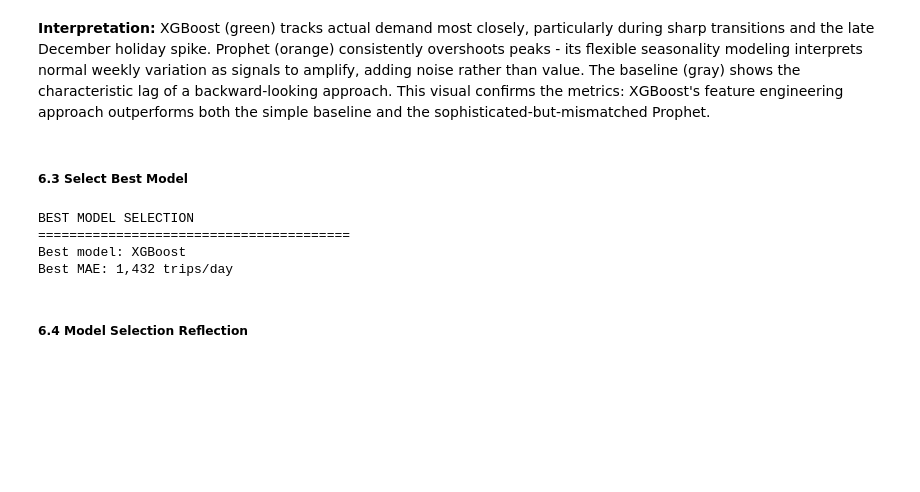
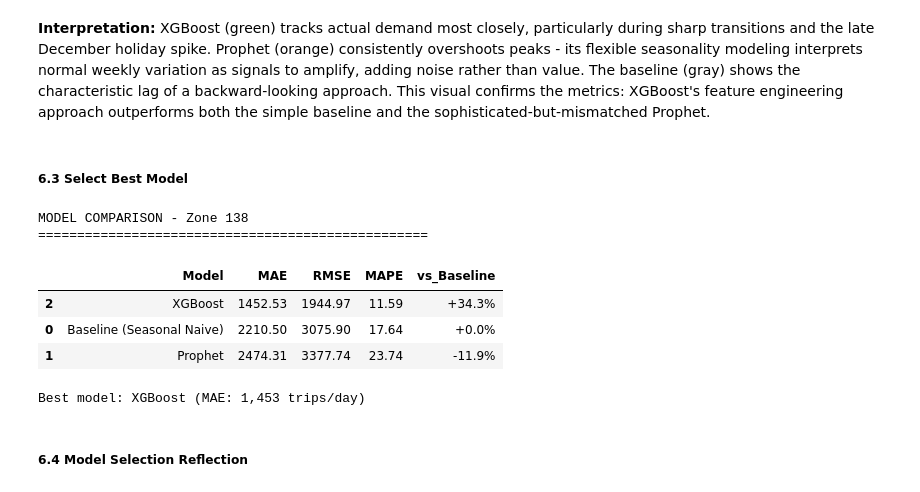
Before and after one commit to KRFlowers/nyc-fhv-rideshare-forecasting, a Jupyter notebook: notebooks/03_demand_forecasting.ipynb, the cells around one changed output. Cells and saved outputs as stored; diff of their text form; code cells hidden in the pictures; blank space fills up the shorter version.

```diff
--- a/notebooks/03_demand_forecasting.ipynb
+++ b/notebooks/03_demand_forecasting.ipynb
@@ -685,12 +658,0 @@ Create comparison table with all metrics, visualize forecasts side-by-side, and
-# %%
-# What: Compare all model metrics in one table
-# Why: Easy side-by-side comparison for model selection
-
-results_df = pd.DataFrame([baseline_results, prophet_results, xgb_results])
-
-results_df['vs_Baseline'] = ((baseline_results['MAE'] - results_df['MAE']) / baseline_results['MAE'] * 100).round(1)
-results_df['vs_Baseline'] = results_df['vs_Baseline'].apply(lambda x: f"{x:+.1f}%")
-
-print("MODEL COMPARISON")
-print("=" * 60)
-display(results_df)
@@ -731,21 +684,24 @@ plt.show()
 # %% [markdown]
 ##### 6.3 Select Best Model
 # %%
-# What: Identify best performing model
-# Why: Select model for scaling to all zones
+# What: Compare model performance and select winner
+# Why: Identify best model for scaling to all zones
+
+print("MODEL COMPARISON - Zone 138")
+print("=" * 50)
+display(results_df.sort_values('MAE'))
 
 best_model = results_df.loc[results_df['MAE'].idxmin(), 'Model']
 best_mae = results_df['MAE'].min()
-
-print("BEST MODEL SELECTION")
-print("=" * 40)
-print(f"Best model: {best_model}")
-print(f"Best MAE: {best_mae:,.0f} trips/day")
+print(f"\nBest model: {best_model} (MAE: {best_mae:,.0f} trips/day)")
 # %% [output]
-BEST MODEL SELECTION
-========================================
-Best model: XGBoost
-Best MAE: 1,432 trips/day
+MODEL COMPARISON - Zone 138
+==================================================
+|  | Model | MAE | RMSE | MAPE | vs_Baseline |
+| 2 | XGBoost | 1452.53 | 1944.97 | 11.59 | +34.3% |
+| 0 | Baseline (Seasonal Naive) | 2210.50 | 3075.90 | 17.64 | +0.0% |
+| 1 | Prophet | 2474.31 | 3377.74 | 23.74 | -11.9% |
+Best model: XGBoost (MAE: 1,453 trips/day)
 # %% [markdown]
 ##### 6.4 Model Selection Reflection
 # %% [markdown]
```
Also changed, not shown: parts of 55 cells of this notebook, 1 other file.
